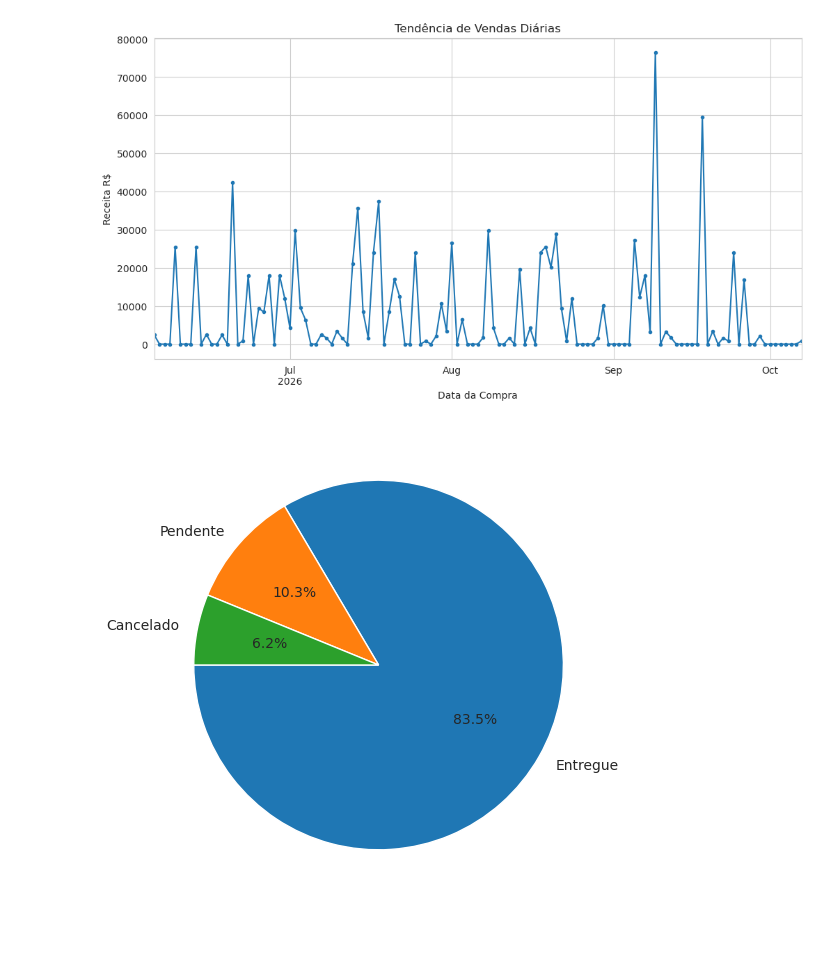
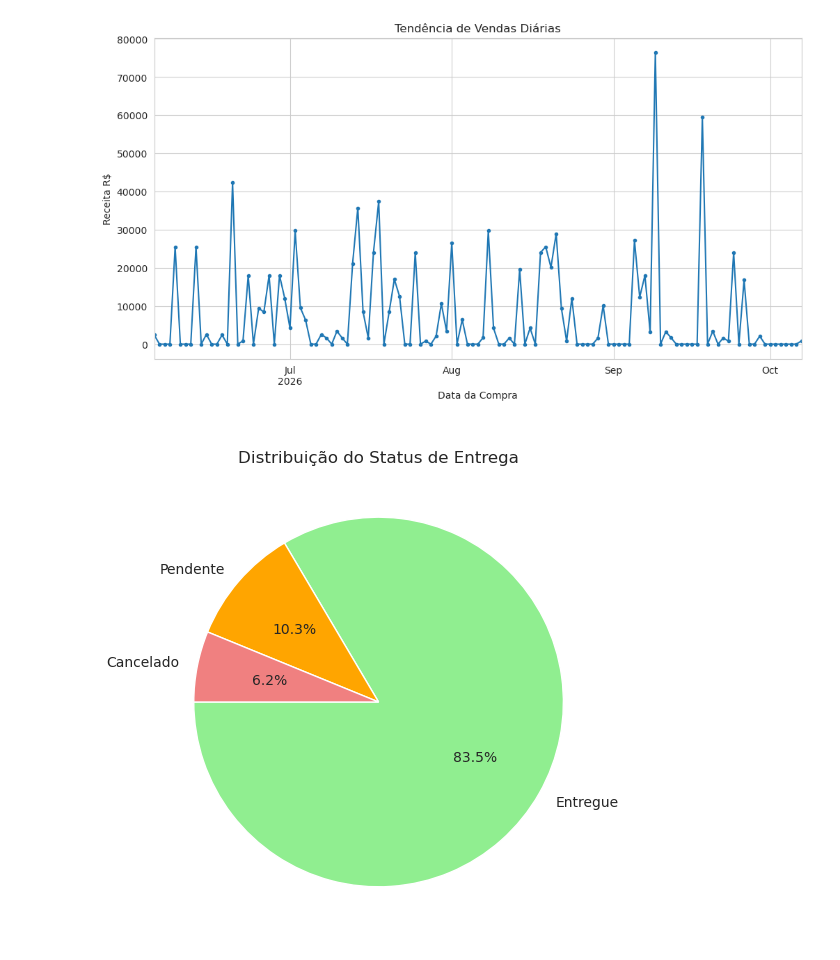
Before and after one commit to CleidsonGoes/Engenharia_de_Atributos_e_Analise_Exploratoria_de_Dados_de_Vendas, a Jupyter notebook: index.ipynb, the cells around one changed output. Cells and saved outputs as stored; diff of their text form; code cells hidden in the pictures; blank space fills up the shorter version.

Commit message:
Gráficos para quantidade status de entrega feito

```diff
--- a/index.ipynb
+++ b/index.ipynb
@@ -410,15 +410,19 @@ plt.show()
 # %%
 # Gráfico: Distribuição do Status de Entrega
 
 status_counts = dataset_limpo['Status_Entrega'].value_counts()
 
 plt.pie(
     status_counts,                 # Valores numéricos para cada fatia (quantidade de cada status)
     labels = status_counts.index,  # Rótulos de cada fatia (labels dos status)
     autopct = '%1.1f%%',           # Mostra o percentual em cada fatia com 1 casa decimal
-    startangle = 180
+    startangle = 180,              # Ângulo inicial para "girar" o gráfico e escolher onde começa a primeira fatia
+    colors = ['lightgreen',
+              'orange',
+              'lightcoral']
 )
 
+plt.title('\nDistribuição do Status de Entrega')
 plt.show()
 # %% [output]
-[figure, old version]
+[figure, new version]
```
